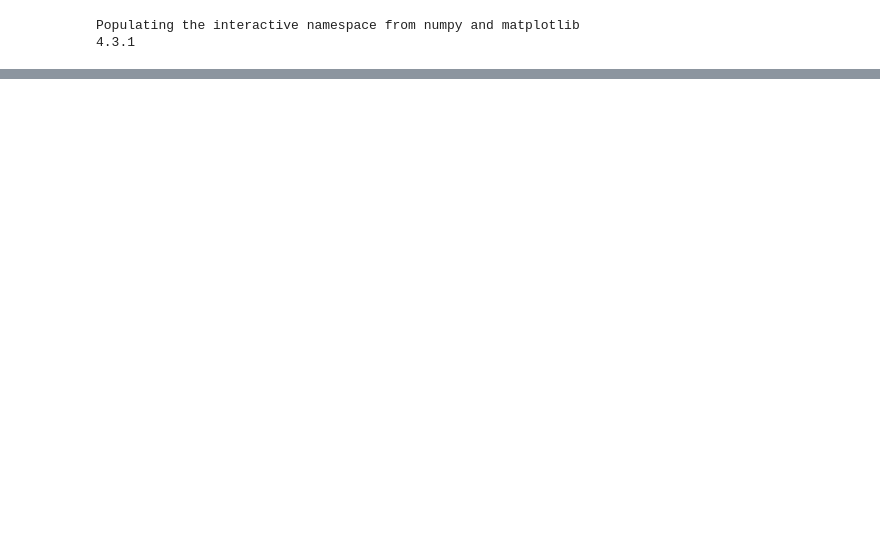
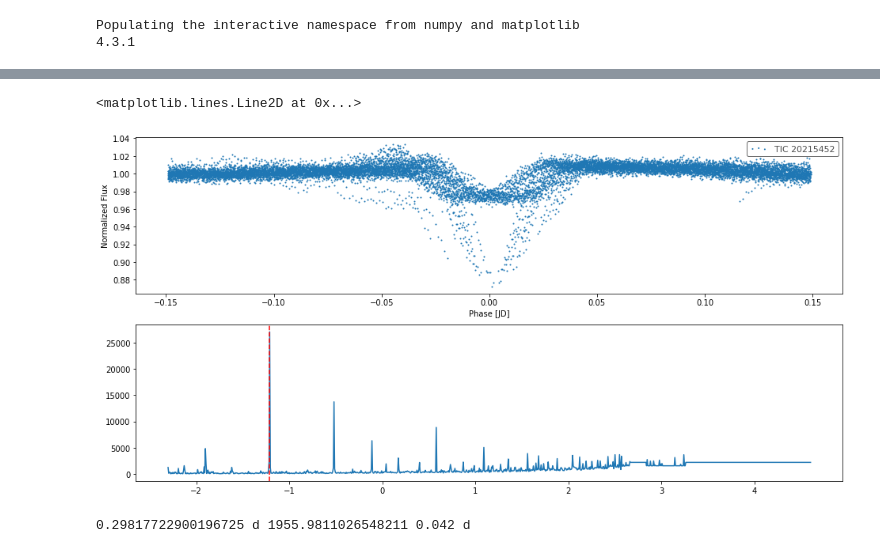
Before and after one commit to kjaehnig/GAT_SEBs, a Jupyter notebook: Joint RV - Lightcurve pymc3 model.ipynb, the cells around one changed output, grey strips where cells are left out. Saved outputs shown, nothing was run; the diff lists cells and outputs as text; code cells hidden in the pictures; blank space fills up the shorter version.

```diff
--- a/Joint RV - Lightcurve pymc3 model.ipynb
+++ b/Joint RV - Lightcurve pymc3 model.ipynb
@@ -49,0 +207,25 @@ print(joker_per, jk_row['MAP_P_err'])
+# %%
+star1_mask = lks.create_transit_mask(period=star1_per.value,
+                                     duration=star1_dur.value,
+                                     transit_time=star1_t0.value)
+# %%
+period_grid = np.exp(np.linspace(np.log(0.1), np.log(100),1000))
+star2_lks = lks[~star1_mask]
+star2_bls = star2_lks.to_periodogram('bls',
+                                period=period_grid,
+                                frequency_factor = 2000, duration=np.linspace(0.005,0.09,100))
+star2_per = star2_bls.period_at_max_power
+star2_t0 = star2_bls.transit_time_at_max_power
+star2_dur = star2_bls.duration_at_max_power
+# %%
+fig,ax = plt.subplots(nrows=2)
+star2_lks.fold(period=star2_per, epoch_time=star2_t0).scatter(ax = ax[0])
+ax[1].plot(np.log(period_grid), star2_bls.power)
+ax[1].axvline(np.log(star2_per.value), ls='--',c='red')
+# %% [output]
+<matplotlib.lines.Line2D at 0x...>
+[figure, added]
+# %%
+print(star2_per, star2_t0, star2_dur)
+# %% [output]
+0.29817722900196725 d 1955.9811026548211 0.042 d
```
Also changed, not shown: parts of 13 cells of this notebook, 2 other files.
